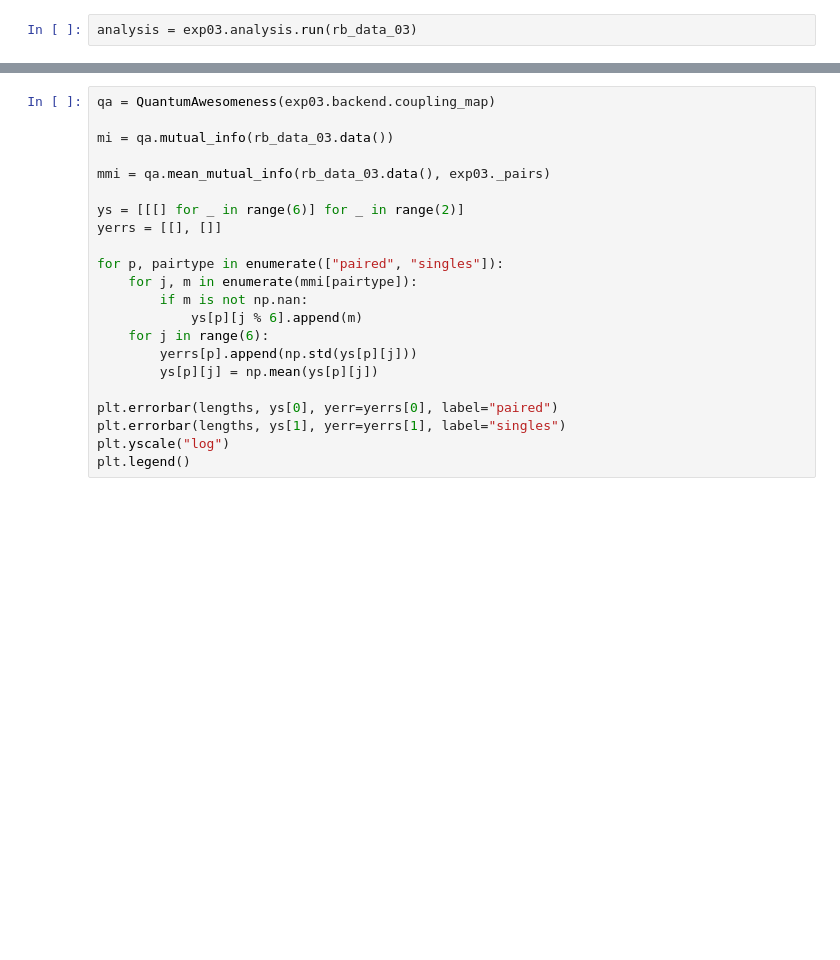
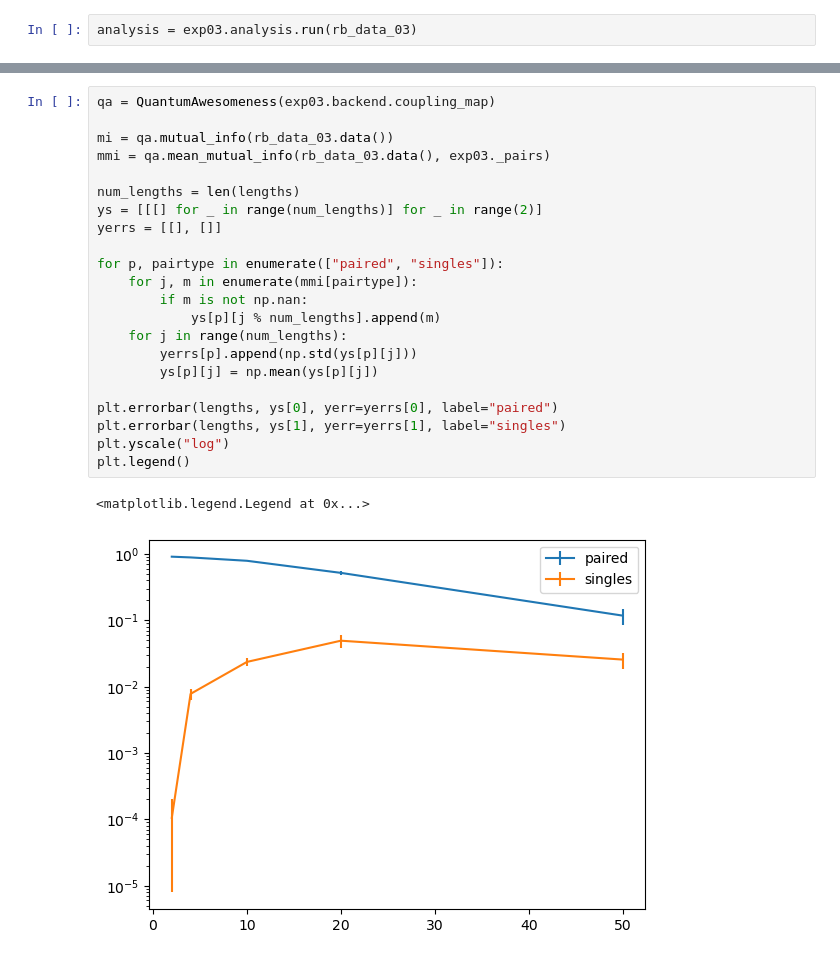
Before and after one commit to moth-quantum/qiskit-device-benchmarking, a Jupyter notebook: common.ipynb, the cells around one changed output, grey strips where cells are left out. Saved outputs shown, nothing was run; the diff lists cells and outputs as text; blank space fills up the shorter version.

```diff
--- a/common.ipynb
+++ b/common.ipynb
@@ -226,22 +226,25 @@ ExperimentEntryNotFound: 'Figure index 0 out of range.'
 # %%
 qa = QuantumAwesomeness(exp03.backend.coupling_map)
 
 mi = qa.mutual_info(rb_data_03.data())
-
 mmi = qa.mean_mutual_info(rb_data_03.data(), exp03._pairs)
 
-ys = [[[] for _ in range(6)] for _ in range(2)]
+num_lengths = len(lengths)
+ys = [[[] for _ in range(num_lengths)] for _ in range(2)]
 yerrs = [[], []]
 
 for p, pairtype in enumerate(["paired", "singles"]):
     for j, m in enumerate(mmi[pairtype]):
         if m is not np.nan:
-            ys[p][j % 6].append(m)
-    for j in range(6):
+            ys[p][j % num_lengths].append(m)
+    for j in range(num_lengths):
         yerrs[p].append(np.std(ys[p][j]))
         ys[p][j] = np.mean(ys[p][j])
 
 plt.errorbar(lengths, ys[0], yerr=yerrs[0], label="paired")
 plt.errorbar(lengths, ys[1], yerr=yerrs[1], label="singles")
 plt.yscale("log")
 plt.legend()
+# %% [output]
+<matplotlib.legend.Legend at 0x...>
+[figure, added]
```
Also changed, not shown: parts of 6 cells of this notebook, 5 other files.
